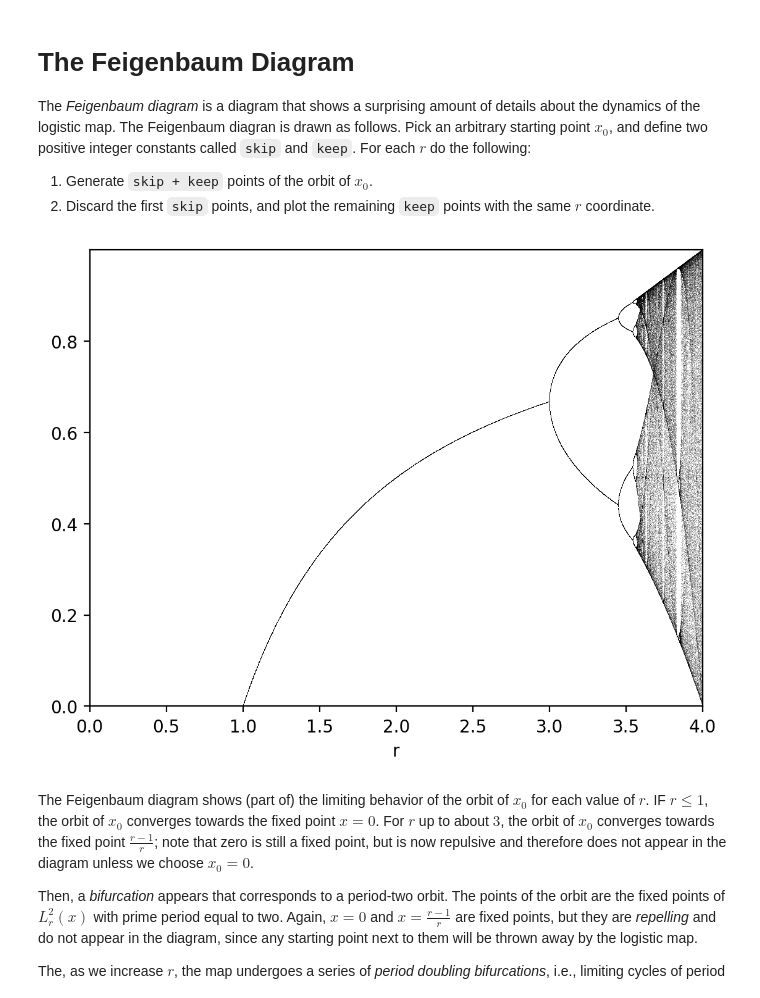
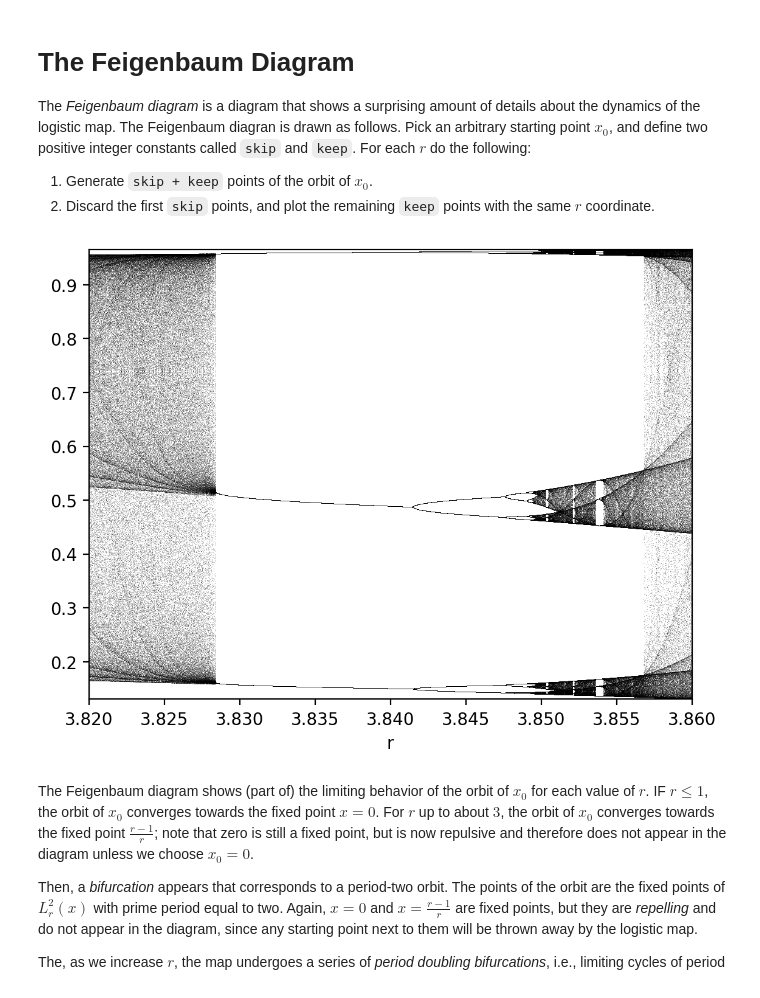
Before and after one commit to mmarzolla/chaos-fractals-phd-course, a Jupyter notebook: Dynamics-simple-maps.ipynb, the cells around one changed output. Saved outputs shown, nothing was run; the diff lists cells and outputs as text; code cells hidden in the pictures.

```diff
--- a/Dynamics-simple-maps.ipynb
+++ b/Dynamics-simple-maps.ipynb
@@ -371,21 +371,21 @@ The _Feigenbaum diagram_ is a diagram that shows a surprising amount of details
 # %%
 skip  = 900      # how many points to skip
 keep  = 100      # how many points to keep
 x0    = 0.1
 r0    = 2.8      # Try 2.8, 2.99, 3.01, 3.5, 3.56, 3.8, 3.83(<- period three)
-bounds = (0, 4.0) # Try (3.82, 3.86) for a period-three cycle
+bounds = (3.82, 3.86) # Try (3.82, 3.86) for a period-three cycle
 
 rs = np.linspace(bounds[0], bounds[1], 10000)
 for r in rs:
     values = list(it.islice(iterate(Lr(r), x0), skip, skip+keep))
     plt.plot(np.repeat(r, len(values)), values, ',k', alpha=.25)
 plt.xlabel("r")
 
 plt.gca().margins(0)
 plt.savefig('fig-tree.png', bbox_inches='tight', pad_inches=0)
 plt.show()
 # %% [output]
-[figure, old version]
+[figure, new version]
 # %% [markdown]
 The Feigenbaum diagram shows (part of) the limiting behavior of the orbit of $x_0$ for each value of $r$. IF $r \leq 1$, the orbit of $x_0$ converges towards the fixed point $x=0$. For $r$ up to about $3$, the orbit of $x_0$ converges towards the fixed point $\frac{r-1}{r}$; note that zero is still a fixed point, but is now repulsive and therefore does not appear in the diagram unless we choose $x_0 = 0$.
 
```
Also changed, not shown: parts of 2 cells of this notebook, 2 other files.
